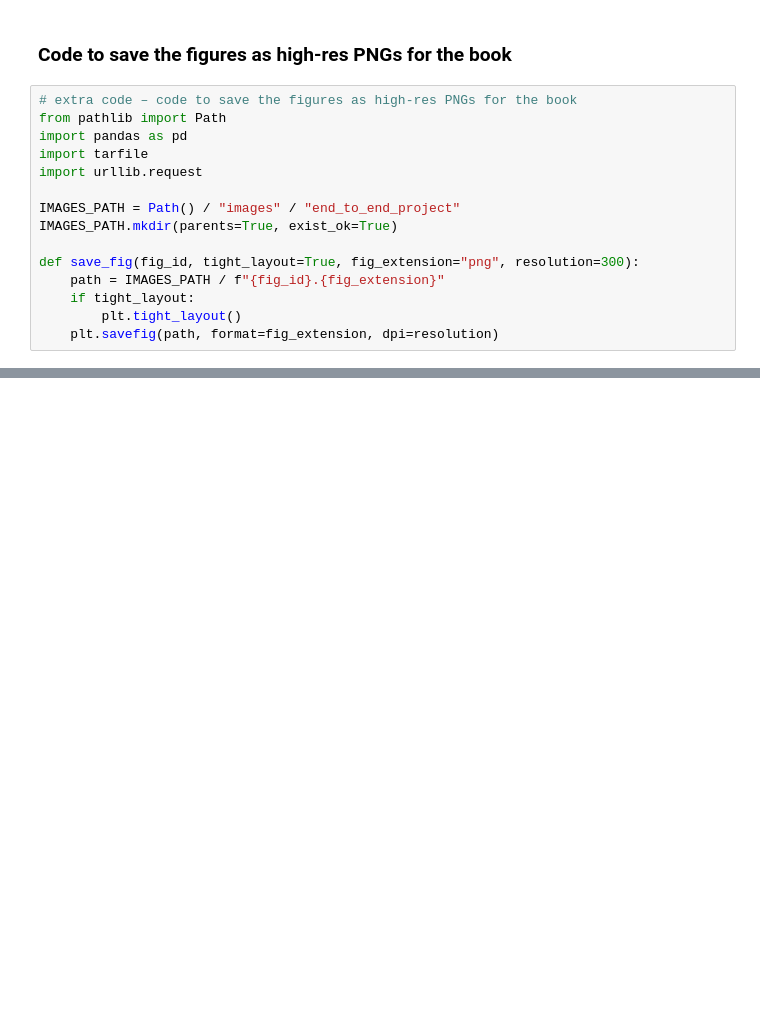
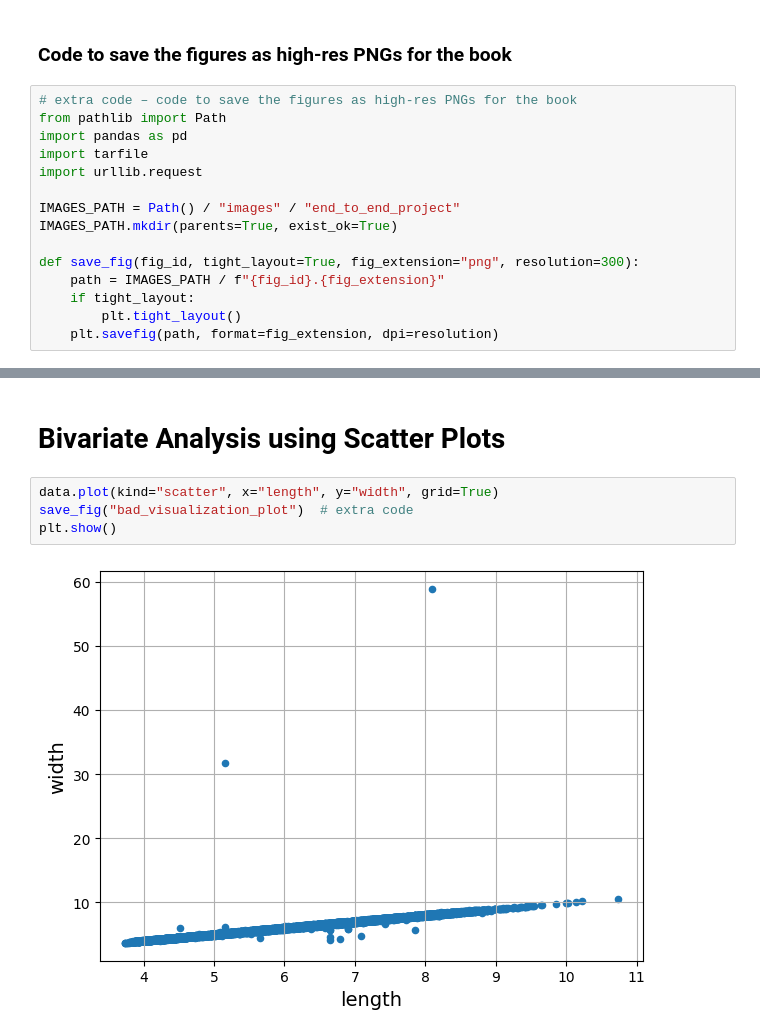
Before and after one commit to Yashsethi24/Regression-diamond-prices, a Jupyter notebook: ML_Project.ipynb, the cells around one changed output, grey strips where cells are left out. Cells and saved outputs as stored; diff of their text form; blank space fills up the shorter version.

```diff
--- a/ML_Project.ipynb
+++ b/ML_Project.ipynb
@@ -173,0 +191,8 @@ def save_fig(fig_id, tight_layout=True, fig_extension="png", resolution=300):
+# %% [markdown]
+# Bivariate Analysis using Scatter Plots
+# %%
+data.plot(kind="scatter", x="length", y="width", grid=True)
+save_fig("bad_visualization_plot")  # extra code
+plt.show()
+# %% [output]
+[figure, added]
```
Also changed, not shown: parts of 100 cells of this notebook.
